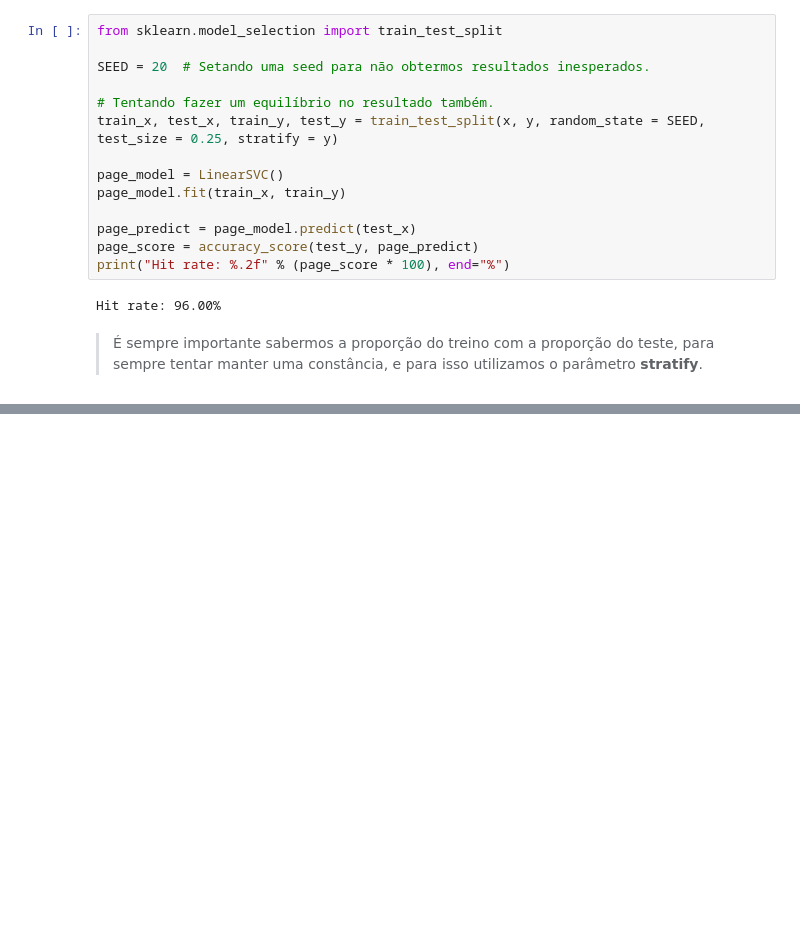
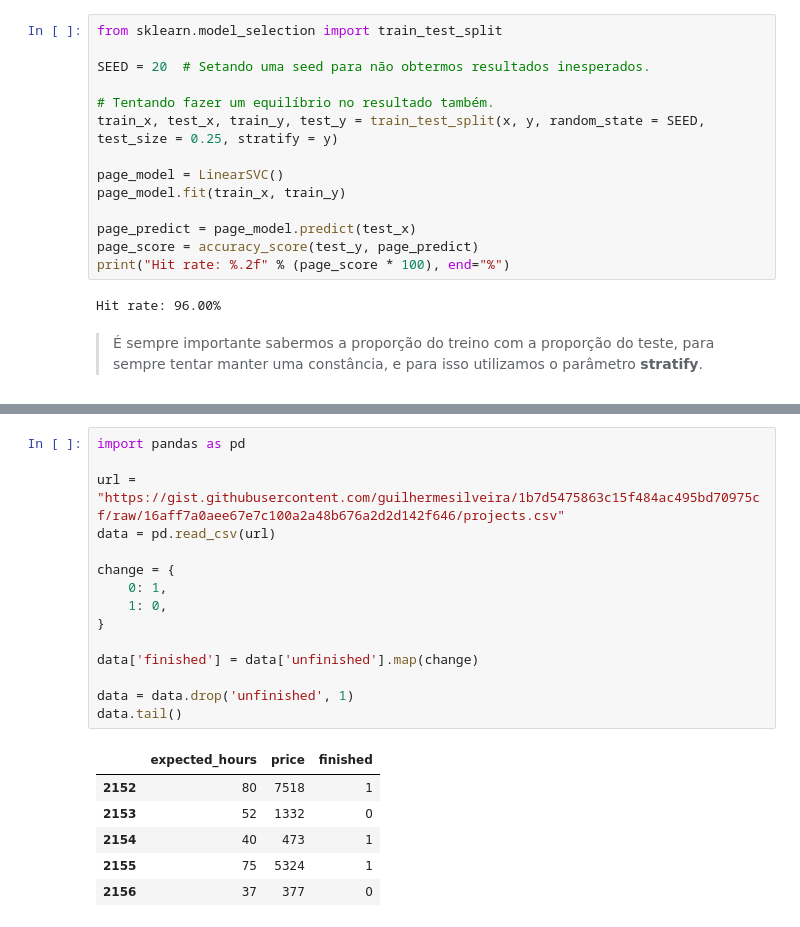
Before and after one commit to vicnetto/ds-python, a Jupyter notebook: machine-learning/sklearn/ml_sklearn.ipynb, the cells around one changed output, grey strips where cells are left out. Saved outputs shown, nothing was run; the diff lists cells and outputs as text; blank space fills up the shorter version.

```diff
--- a/machine-learning/sklearn/ml_sklearn.ipynb
+++ b/machine-learning/sklearn/ml_sklearn.ipynb
@@ -114,0 +121,22 @@ Hit rate: 96.00%
+# %%
+import pandas as pd
+
+url = "https://gist.githubusercontent.com/guilhermesilveira/1b7d5475863c15f484ac495bd70975cf/raw/16aff7a0aee67e7c100a2a48b676a2d2d142f646/projects.csv"
+data = pd.read_csv(url)
+
+change = {
+    0: 1,
+    1: 0,
+}
+
+data['finished'] = data['unfinished'].map(change)
+
+data = data.drop('unfinished', 1)
+data.tail()
+# %% [output]
+|  | expected_hours | price | finished |
+| 2152 | 80 | 7518 | 1 |
+| 2153 | 52 | 1332 | 0 |
+| 2154 | 40 | 473 | 1 |
+| 2155 | 75 | 5324 | 1 |
+| 2156 | 37 | 377 | 0 |
```
Also changed, not shown: parts of 8 cells of this notebook.
